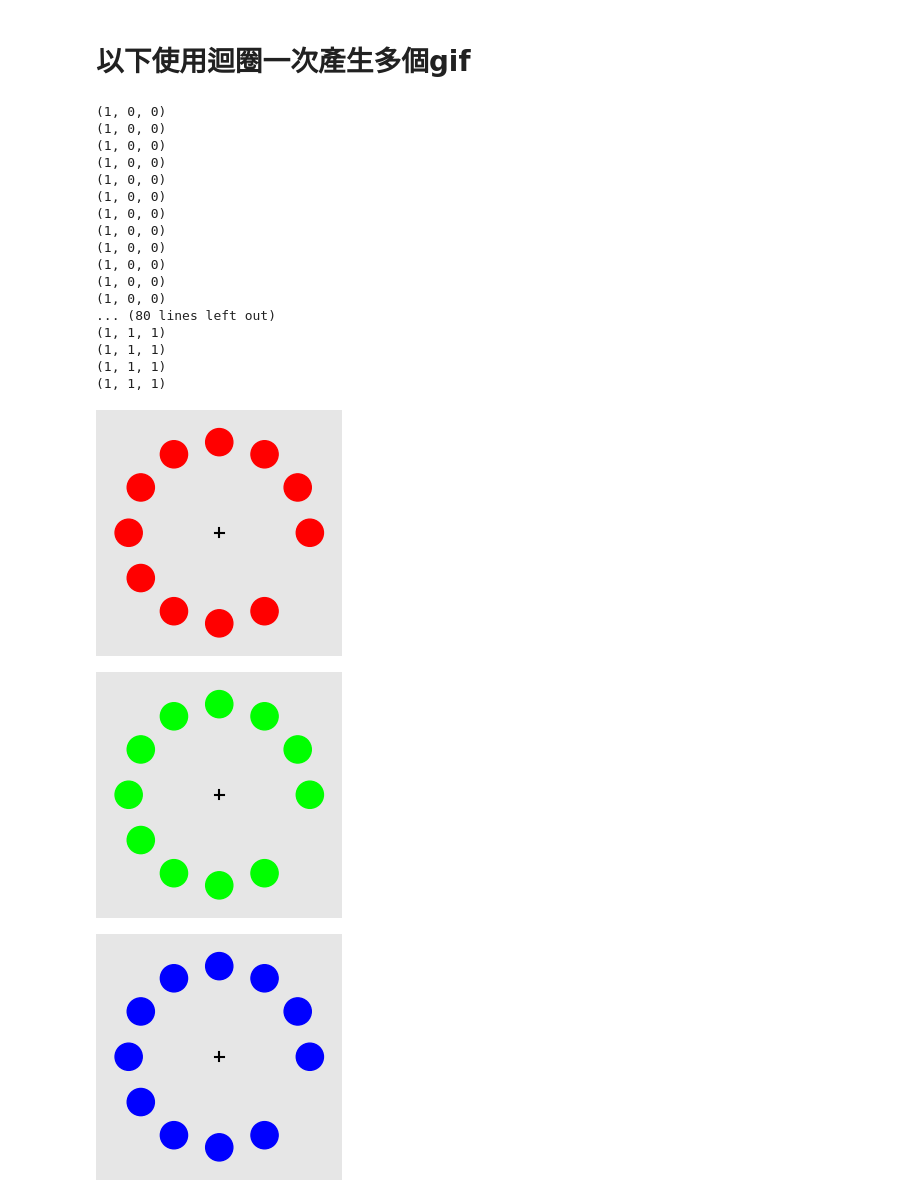
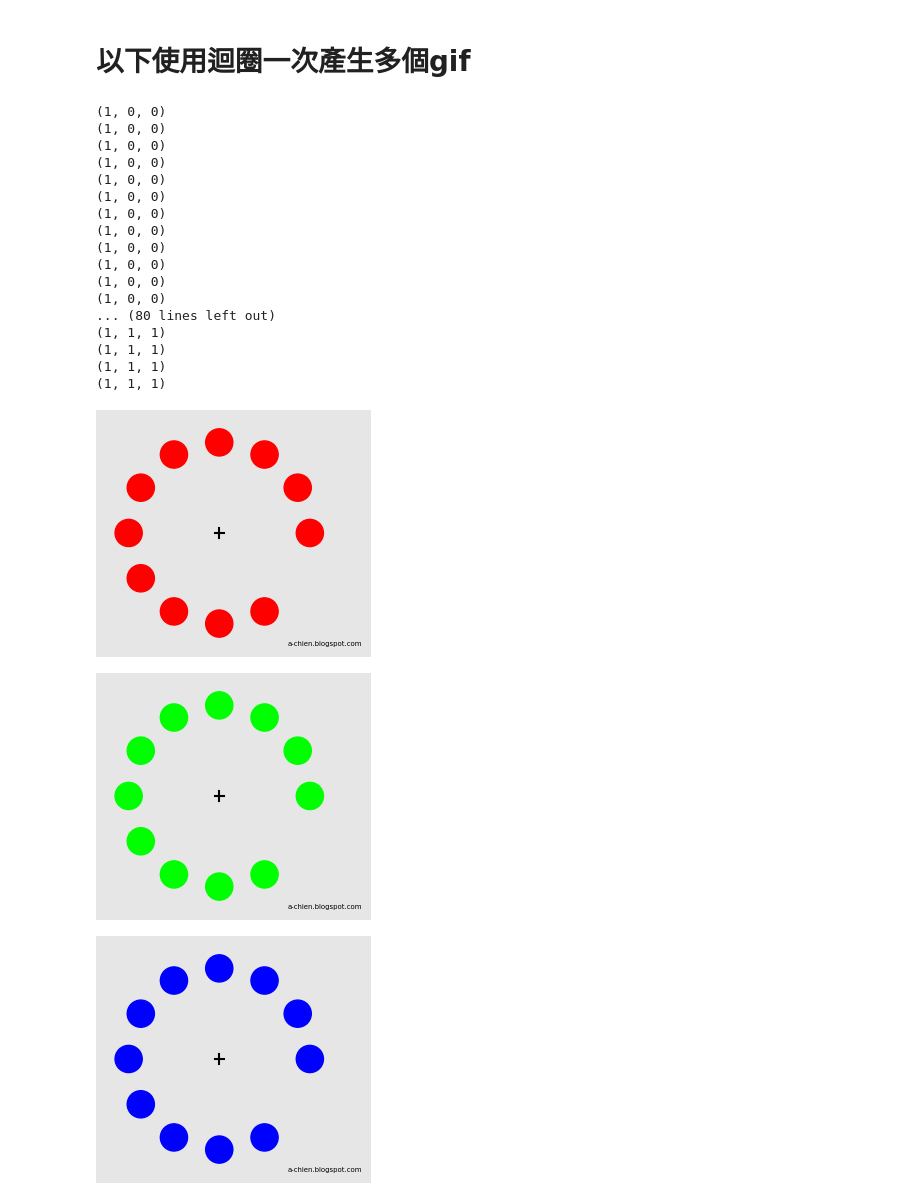
Before and after one commit to ChihHsiangChien/afterimage, a Jupyter notebook: animata.ipynb, the cells around one changed output. Cells and saved outputs as stored; diff of their text form; code cells hidden in the pictures.

Commit message:
add text

```diff
--- a/animata.ipynb
+++ b/animata.ipynb
@@ -94,6 +94,9 @@ circle_color_list = {
     'black':  (0,0,0),
     'white':  (1,1,1),
 }
+#右下角作者
+def draw_text():
+    ax1.text(8, 0.01, 'a-chien.blogspot.com', fontsize=5)
 
 #繪製中央的十字
 def draw_cross():
@@ -118,6 +121,7 @@ def init():
     ax1.set_ylim(0, 10)      #y軸長度
     ax1.set_aspect('equal')  #x和y等比例
     ax1.axis('off')          #不顯示座標軸
+    draw_text()              #繪製右下角版權
     draw_cross()             #繪製中央十字
     draw_circles()           #繪製圓圈
 
@@ -144,33 +148,33 @@ for color_name in circle_color_list:
                                  #func = animate(circle_color_list[color_name] ),
                                  func = animate,
                                  fargs = circle_color_list[color_name],
                                  init_func = init,
                                  frames = 12,
                                  interval = 100,
                                  blit = False)
     anim.save( color_name+'.gif',
               writer = 'pillow',
               dpi = 100,
               savefig_kwargs={'transparent': True, 'facecolor': bg_color }
              )
 # %% [output]
 (1, 0, 0)
 (1, 0, 0)
 (1, 0, 0)
 (1, 0, 0)
 (1, 0, 0)
 (1, 0, 0)
 (1, 0, 0)
 (1, 0, 0)
 (1, 0, 0)
 (1, 0, 0)
 (1, 0, 0)
 (1, 0, 0)
 ... (80 lines left out)
 (1, 1, 1)
 (1, 1, 1)
 (1, 1, 1)
 (1, 1, 1)
-[figure, old version]
+[figure, new version]
-[figure, old version]
+[figure, new version]
-[figure, old version]
+[figure, new version]
```
Also changed, not shown: parts of 1 cell of this notebook, 8 other files.
